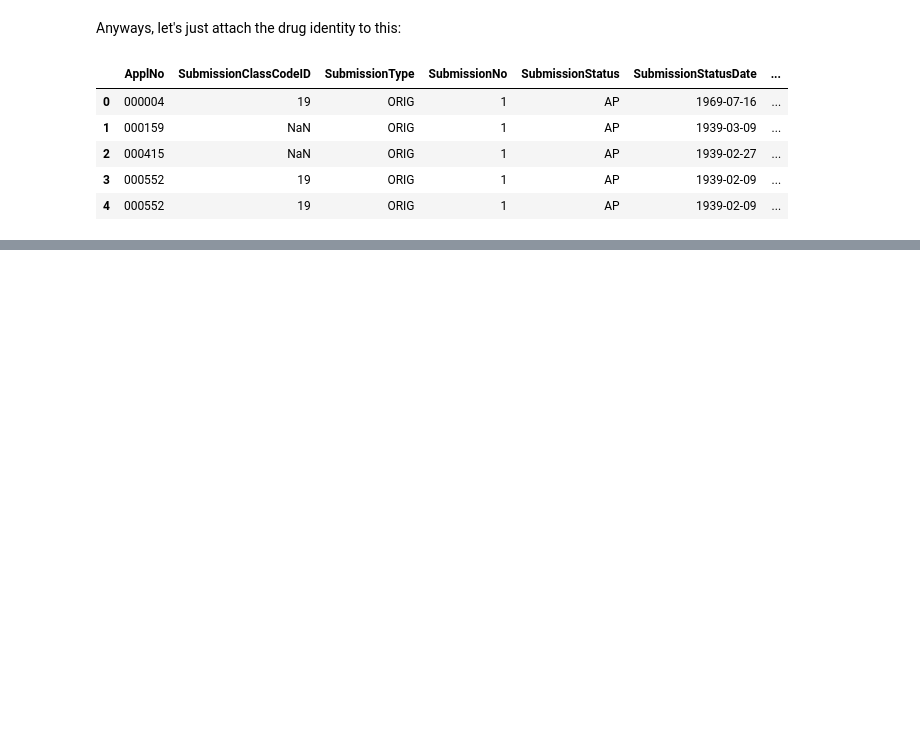
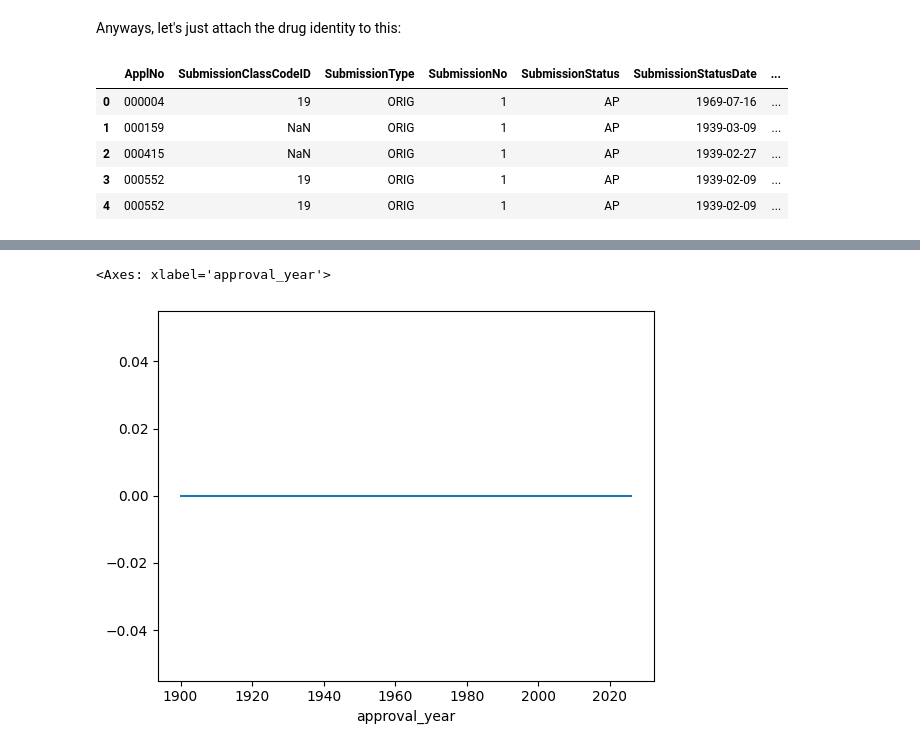
Before and after one commit to adelatorre2/adlt-econ580-thesis, a Jupyter notebook: code/notebooks/01_fda_backbone_and_scope.ipynb, the cells around one changed output, grey strips where cells are left out. Saved outputs shown, nothing was run; the diff lists cells and outputs as text; code cells hidden in the pictures; blank space fills up the shorter version.

```diff
--- a/code/notebooks/01_fda_backbone_and_scope.ipynb
+++ b/code/notebooks/01_fda_backbone_and_scope.ipynb
@@ -475,0 +498,10 @@ approvals.head()
+# %%
+priority_share = (
+    approvals.groupby("approval_year")["ReviewPriority"]
+    .apply(lambda x: (x == "Priority").mean())
+)
+
+priority_share.plot()
+# %% [output]
+<Axes: xlabel='approval_year'>
+[figure, added]
```
Also changed, not shown: parts of 5 cells of this notebook.
